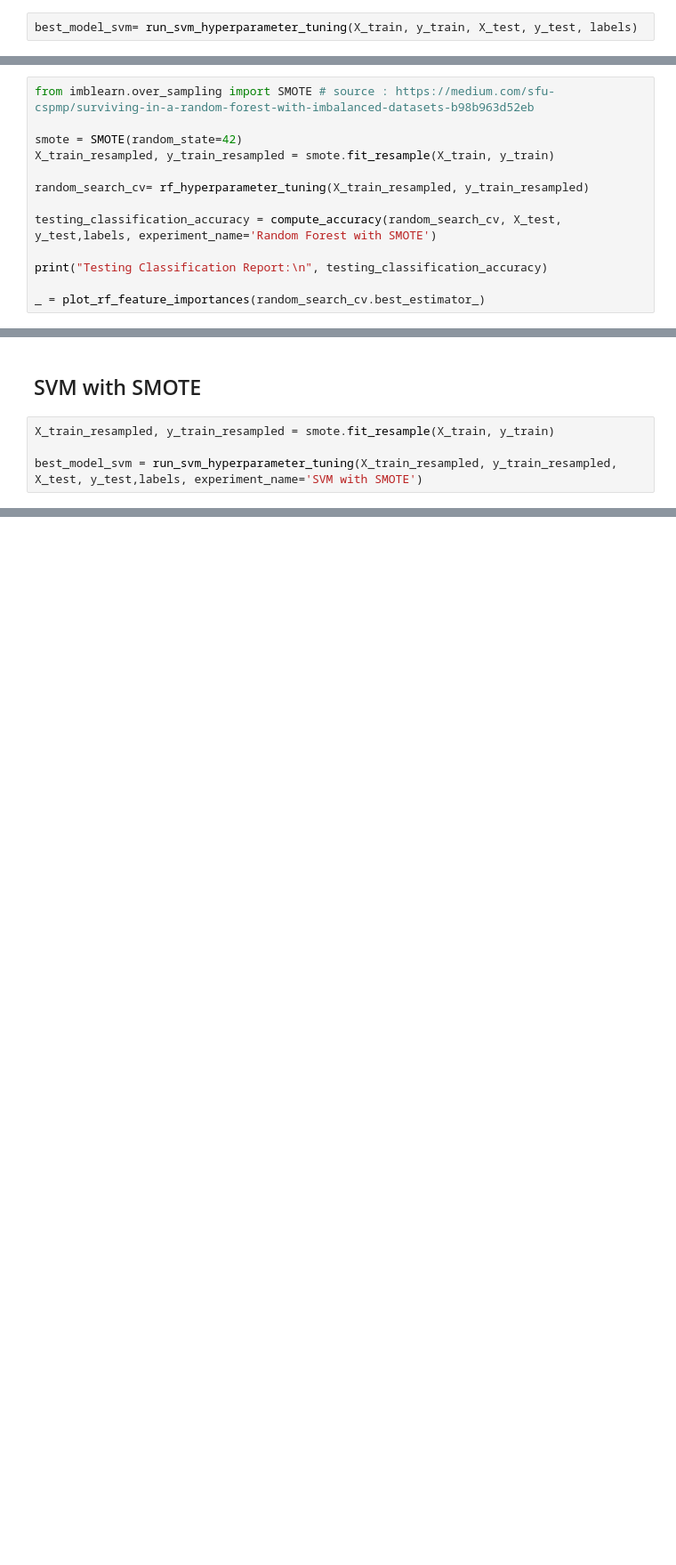
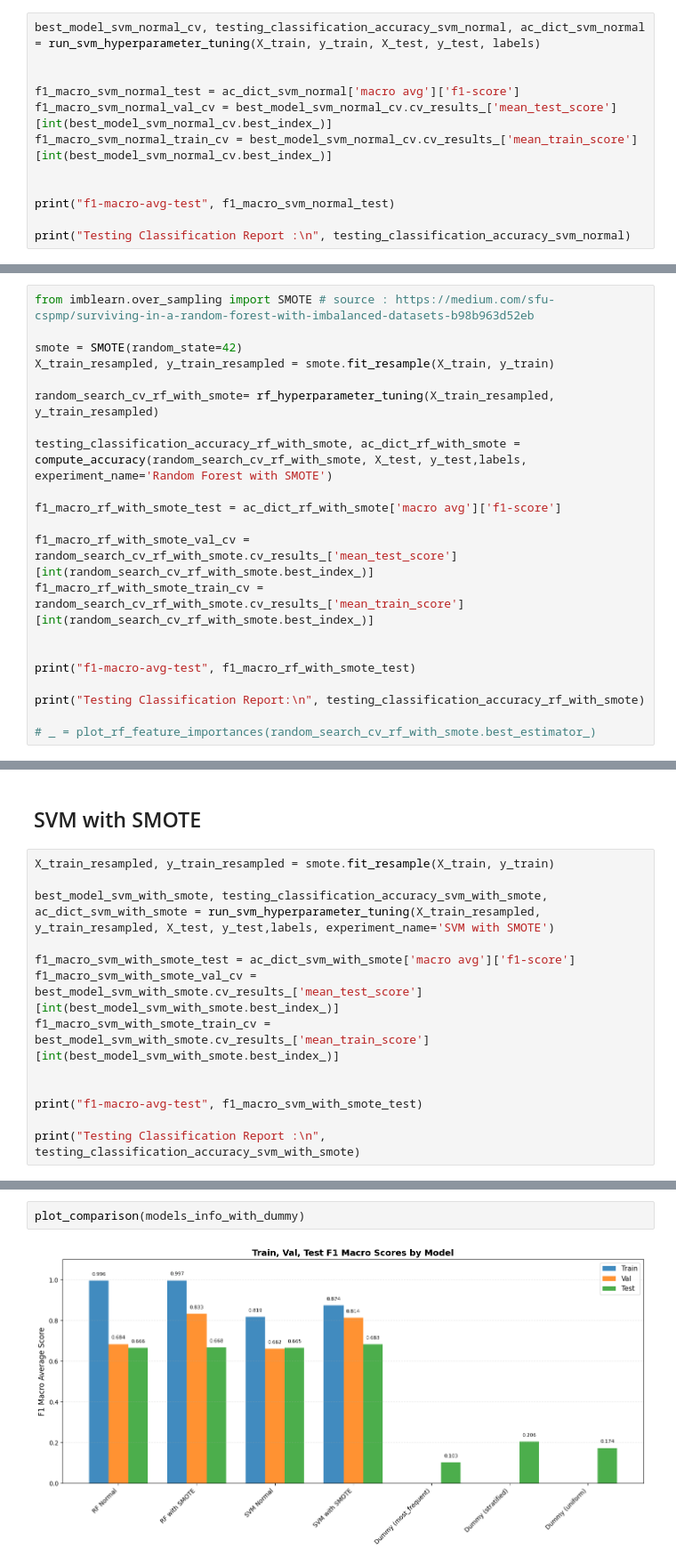
Before and after one commit to kshitijrajsharma/landcoverclassification, a Jupyter notebook: notebooks/train.ipynb, the cells around one changed output, grey strips where cells are left out. Shown at 89% size. Cells and saved outputs as stored; diff of their text form; blank space fills up the shorter version.

Commit message:
feat : add boruta feature selection and charts for the presentation ( model comparison )

```diff
--- a/notebooks/train.ipynb
+++ b/notebooks/train.ipynb
@@ -412,7 +415,17 @@ Dummy (most_frequent)               0.344560
 # %% [markdown]
 ## Normal SVM
 # %%
-best_model_svm= run_svm_hyperparameter_tuning(X_train, y_train, X_test, y_test, labels)
+best_model_svm_normal_cv, testing_classification_accuracy_svm_normal, ac_dict_svm_normal = run_svm_hyperparameter_tuning(X_train, y_train, X_test, y_test, labels)
+
+
+f1_macro_svm_normal_test = ac_dict_svm_normal['macro avg']['f1-score']
+f1_macro_svm_normal_val_cv = best_model_svm_normal_cv.cv_results_['mean_test_score'][int(best_model_svm_normal_cv.best_index_)]
+f1_macro_svm_normal_train_cv = best_model_svm_normal_cv.cv_results_['mean_train_score'][int(best_model_svm_normal_cv.best_index_)]
+
+
+print("f1-macro-avg-test", f1_macro_svm_normal_test)
+
+print("Testing Classification Report :\n", testing_classification_accuracy_svm_normal)
 # %% [output]
 [figure]
  Best Hyperparameters using cv: {'C': 6, 'class_weight': 'balanced', 'gamma': 'auto', 'kernel': 'rbf'}
@@ -442,13 +456,21 @@ from imblearn.over_sampling import SMOTE # source : https://medium.com/sfu-cspmp
 smote = SMOTE(random_state=42)
 X_train_resampled, y_train_resampled = smote.fit_resample(X_train, y_train)
 
-random_search_cv= rf_hyperparameter_tuning(X_train_resampled, y_train_resampled)
+random_search_cv_rf_with_smote= rf_hyperparameter_tuning(X_train_resampled, y_train_resampled)
 
-testing_classification_accuracy = compute_accuracy(random_search_cv, X_test, y_test,labels, experiment_name='Random Forest with SMOTE')
+testing_classification_accuracy_rf_with_smote, ac_dict_rf_with_smote = compute_accuracy(random_search_cv_rf_with_smote, X_test, y_test,labels, experiment_name='Random Forest with SMOTE')
 
-print("Testing Classification Report:\n", testing_classification_accuracy)
+f1_macro_rf_with_smote_test = ac_dict_rf_with_smote['macro avg']['f1-score']
 
-_ = plot_rf_feature_importances(random_search_cv.best_estimator_)
+f1_macro_rf_with_smote_val_cv = random_search_cv_rf_with_smote.cv_results_['mean_test_score'][int(random_search_cv_rf_with_smote.best_index_)]
+f1_macro_rf_with_smote_train_cv = random_search_cv_rf_with_smote.cv_results_['mean_train_score'][int(random_search_cv_rf_with_smote.best_index_)]
+
+
+print("f1-macro-avg-test", f1_macro_rf_with_smote_test)
+
+print("Testing Classification Report:\n", testing_classification_accuracy_rf_with_smote)
+
+# _ = plot_rf_feature_importances(random_search_cv_rf_with_smote.best_estimator_)
 # %% [output]
 Fitting 5 folds for each of 10 candidates, totalling 50 fits
 [figure]
@@ -477,7 +499,16 @@ Artificial Surfaces       0.60      0.74      0.67        39
 # %%
 X_train_resampled, y_train_resampled = smote.fit_resample(X_train, y_train)
 
-best_model_svm = run_svm_hyperparameter_tuning(X_train_resampled, y_train_resampled, X_test, y_test,labels, experiment_name='SVM with SMOTE')
+best_model_svm_with_smote, testing_classification_accuracy_svm_with_smote, ac_dict_svm_with_smote = run_svm_hyperparameter_tuning(X_train_resampled, y_train_resampled, X_test, y_test,labels, experiment_name='SVM with SMOTE')
+
+f1_macro_svm_with_smote_test = ac_dict_svm_with_smote['macro avg']['f1-score']
+f1_macro_svm_with_smote_val_cv = best_model_svm_with_smote.cv_results_['mean_test_score'][int(best_model_svm_with_smote.best_index_)]
+f1_macro_svm_with_smote_train_cv = best_model_svm_with_smote.cv_results_['mean_train_score'][int(best_model_svm_with_smote.best_index_)]
+
+
+print("f1-macro-avg-test", f1_macro_svm_with_smote_test)
+
+print("Testing Classification Report :\n", testing_classification_accuracy_svm_with_smote)
 # %% [output]
 [figure]
  Best Hyperparameters using cv: {'C': 6, 'class_weight': 'balanced', 'gamma': 'auto', 'kernel': 'rbf'}
@@ -501,0 +593,4 @@ Artificial Surfaces       0.51      0.67      0.58        39
+# %%
+plot_comparison(models_info_with_dummy)
+# %% [output]
+[figure, added]
```
Also changed, not shown: parts of 17 cells of this notebook, 2 other files.
